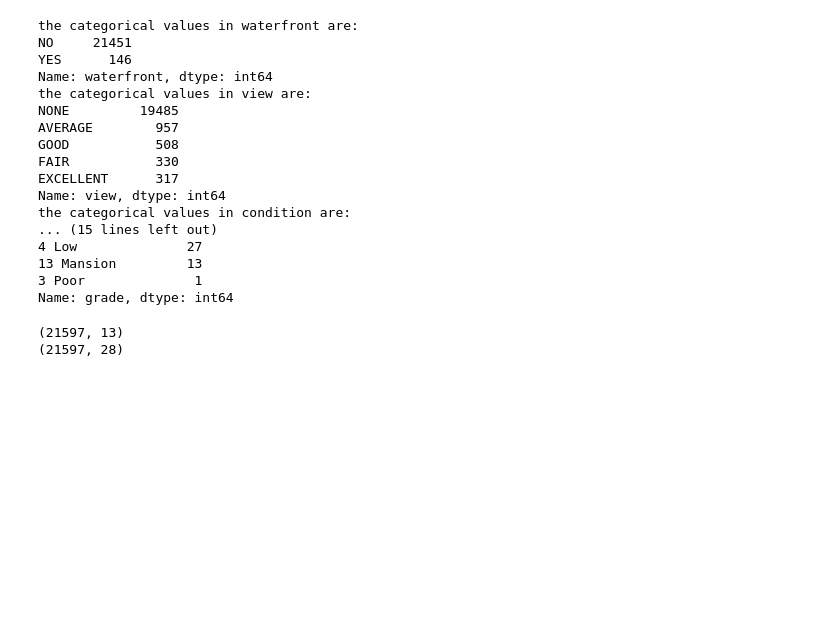
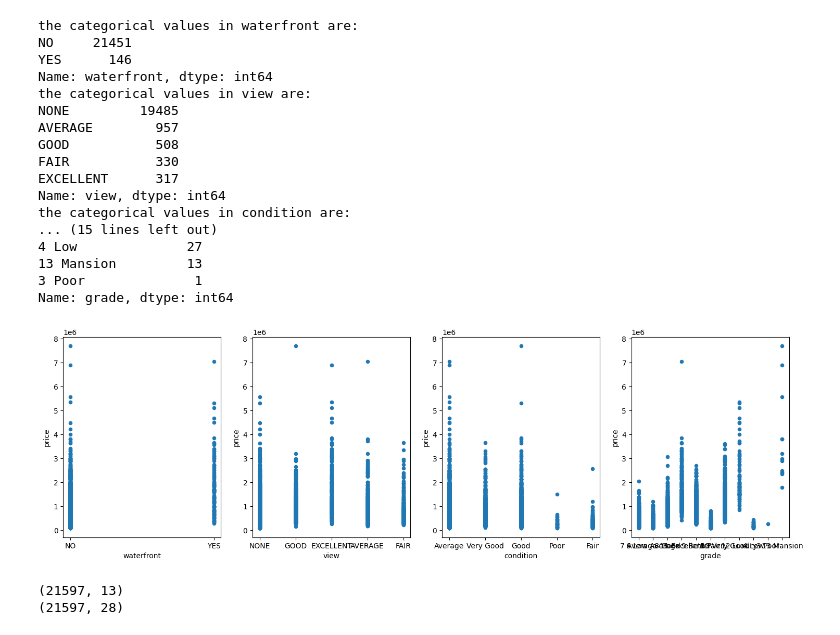
Before and after one commit to beast001/dsc-phase-2-project-v2-3, a Jupyter notebook: student.ipynb, the cells around one changed output. Saved outputs shown, nothing was run; the diff lists cells and outputs as text; code cells hidden in the pictures; blank space fills up the shorter version.

```diff
--- a/student.ipynb
+++ b/student.ipynb
@@ -451,4 +455,15 @@ the categorical values in condition are:
 13 Mansion         13
 3 Poor              1
 Name: grade, dtype: int64
+# %%
+#ploting categorical variables
+fig, (ax1, ax2, ax3, ax4) = plt.subplots(ncols=4, figsize=(18,5))
+
+#[['waterfront','view', 'condition', 'grade']]
+data.plot.scatter(x='waterfront', y='price', ax =ax1)
+data.plot.scatter(x='view', y='price', ax =ax2)
+data.plot.scatter(x='condition', y='price', ax =ax3)
+data.plot.scatter(x='grade', y='price', ax =ax4);
+# %% [output]
+[figure, added]
 # %%
```
Also changed, not shown: parts of 7 cells of this notebook, 2 other files.
